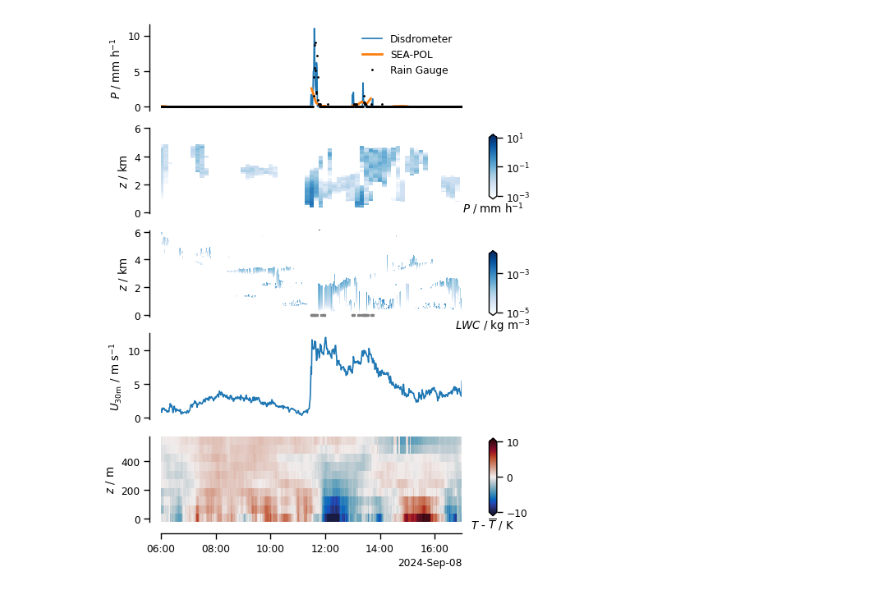
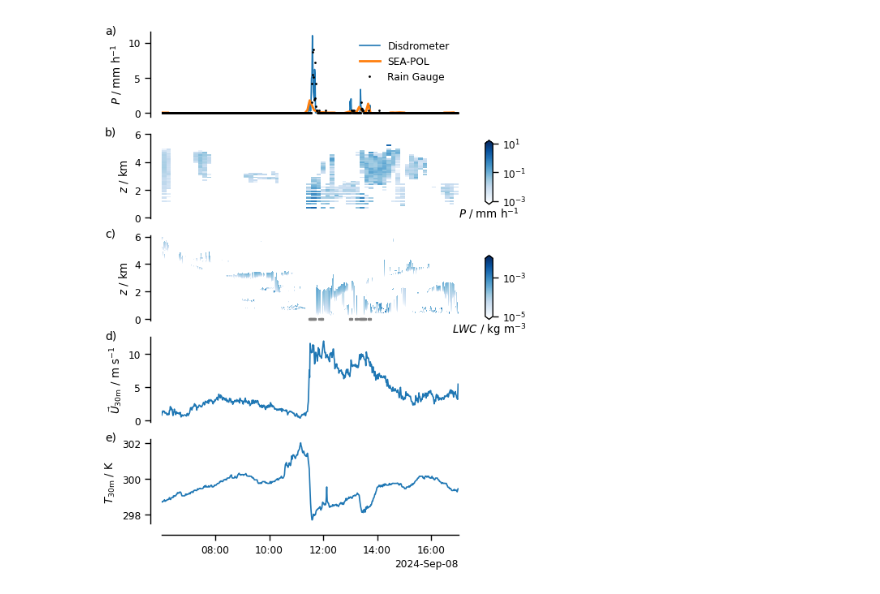
Before and after one commit to hansmsc90/bowtie_data_paper, a Jupyter notebook: scripts/wind_gust_precip.ipynb, the cells around one changed output. Saved outputs shown, nothing was run; the diff lists cells and outputs as text; code cells hidden in the pictures.

Commit message:
update wind gust plot

```diff
--- a/scripts/wind_gust_precip.ipynb
+++ b/scripts/wind_gust_precip.ipynb
@@ -25,11 +25,11 @@ dset_raingauge = xr.open_dataset("ipfs://bafybeigxrptjacw3gwyowbw4d5n3aixp52qlgf
 cloudnet = xr.open_dataset("ipns://latest.orcestra-campaign.org/products/METEOR/cloudnet.zarr", engine="zarr")
 # %%
 #sea_pool_file = '/Users/hans/Documents/bow_tie/SEA-POOL/SEA-POL_gridded_rainrate_spatial_means_masked.nc'
-sea_pool_file = '../processed_data/SEA-POL_4b_rainrate_2D_spatial_means.nc'
+sea_pool_file = '../processed_data/SEA-POL_4v1.2_rainrate_2D_spatial_means.nc'
 dset_pool = xr.open_dataset(sea_pool_file,chunks='auto' )
 # %%
-#sea_pool_qv_file = '/Users/hans/Documents/bow_tie/SEA-POOL/qvp_1D.nc'
-sea_pool_qv_file = '/huracan/tank4/cornell/ORCESTRA/sea-pol/qc_data/level4b/PICCOLO_level4b_qvp_1D.nc'
+sea_pool_qv_file = '/Users/hans/Documents/bow_tie/SEA-POOL/qvp_1D.nc'
+#sea_pool_qv_file = '/huracan/tank4/cornell/ORCESTRA/sea-pol/qc_data/level4b/PICCOLO_level4b_qvp_1D.nc'
 dset_pool_qv = xr.open_dataset(sea_pool_qv_file,chunks='auto' )
 # %%
 lwc = cloudnet.lwc.sel(time=slice('2024-09-08 06:00', '2024-09-08 17:00'),height=slice(0,6000))
@@ -65,7 +65,6 @@ sns.set_context("paper")
 fig = plt.figure(figsize=(12/2.54,20/2.54),facecolor='white')
 ax1=fig.add_axes([0.97,0.61,0.02,0.10])
 ax1a=fig.add_axes([0.97,0.43,0.02,0.10])
-ax2=fig.add_axes([0.97,0.12,0.02,0.12])
 
 ax= fig.add_subplot(511)
 dset_disdro.rain_rate_qc.sel(
@@ -77,34 +76,36 @@ dset_raingauge.RR_SRM.sel(
     marker='o',linestyle='',markersize=1,color='black',label='Rain Gauge')
 ax.set_title(None)
 ax.set_xlabel(None)
-ax.set_xlim([dset_lidart_sel.time[0],dset_lidart_sel.time[-1]])
+ax.set_xlim([lwc.time[0],lwc.time[-1]])
 ax.set_xticks([])
 ax.set_xticklabels({})
 ax.set_ylabel(r'$P$ / mm h$^{-1}$')
 sns.despine(offset=10,ax=ax)
 ax.spines['bottom'].set_visible(False)
 plt.legend(frameon=False)
+plt.text(-0.19, 0.98, 'a)', transform=ax.transAxes, fontsize=10)
 
 ax= fig.add_subplot(512)
 rain_cmap=plt.get_cmap('Blues').copy()
 rain_cmap.set_under(color='white') #set values below vmin to white
-plot_seapool = dset_pool_qv.assign_coords({'Z':dset_pool_qv.Z.values/1000}).RAINRATE.sel(
+plot_seapool = dset_pool_qv.assign_coords({'Z':dset_pool_qv.Z.values/1000}).rainrate_int.sel(
     time=slice('2024-09-08 06:00','2024-09-08 17:00'),Z=slice(0,6)).plot(
     x='time',cmap=rain_cmap, norm=colors.LogNorm(vmin=0.001,vmax=10),shading='auto',add_colorbar=False)
-ax.set_xlim([dset_lidart_sel.time[0],dset_lidart_sel.time[-1]])
+ax.set_xlim([lwc.time[0],lwc.time[-1]])
 sns.despine(offset=10,ax=ax)
 ax.set_xticks([])
 ax.set_xticklabels({})
 ax.spines['bottom'].set_visible(False)
 ax.set_ylabel(r'$z$ / km')
 ax.set_xlabel(None)
+plt.text(-0.19, 0.98, 'b)', transform=ax.transAxes, fontsize=10)
 
 ax= fig.add_subplot(513)
 rain_cmap=plt.get_cmap('Blues').copy()
 rain_cmap.set_under(color='white') #set values below vmin to white
 plot_cloudnet = lwc.assign_coords({'height':lwc.height.values/1000}).plot(
     x='time',cmap=rain_cmap, norm=colors.LogNorm(vmin=0.00001,vmax=0.01),shading='auto',add_colorbar=False)
-ax.set_xlim([dset_lidart_sel.time[0],dset_lidart_sel.time[-1]])
+ax.set_xlim([lwc.time[0],lwc.time[-1]])
 ax.set_ylim([-0.1,6.1])
 sns.despine(offset=10,ax=ax)
 ax.set_xticks([])
@@ -112,6 +113,7 @@ ax.set_xticklabels({})
 ax.spines['bottom'].set_visible(False)
 ax.set_ylabel(r'$z$ / km')
 ax.set_xlabel(None)
+plt.text(-0.19, 0.98, 'c)', transform=ax.transAxes, fontsize=10)
 
 # Add dots for rain attenuation flag == 1
 rain_flag = cloudnet.rain_detected.sel(time=slice('2024-09-08 06:00', '2024-09-08 17:00'))
@@ -122,47 +124,38 @@ ax.scatter(lwc.time.values[rain_flag_mask],zeros_array[rain_flag_mask],color='gr
 
 ax= fig.add_subplot(514)
 dset_meteo.wspd.sel(time=slice('2024-09-08 06','2024-09-08 17:00')).plot()
 ax.set_xlabel(None)
-ax.set_xlim([dset_lidart_sel.time[0],dset_lidart_sel.time[-1]])
+ax.set_xlim([lwc.time[0],lwc.time[-1]])
 ax.set_xticks([])
 ax.set_xticklabels({})
-ax.set_ylabel(r'$U_\mathrm{30m}$ / m s$^{-1}$')
+ax.set_ylabel(r'$\vec{U}_\mathrm{30m}$ / m s$^{-1}$')
 sns.despine(offset=10,ax=ax)
 ax.spines['bottom'].set_visible(False)
+plt.text(-0.19, 0.98, 'd)', transform=ax.transAxes, fontsize=10)
 
 ax= fig.add_subplot(515)
-plot_cb = (dset_lidart_sel.ta -dset_lidart_sel.ta.mean('time')).plot(
-    y='alt',
-    cmap=cmocean.cm.balance,
-    vmin=-10,vmax=10,
-    add_colorbar=False)
-ax.set_xlim([dset_lidart_sel.time[0],dset_lidart_sel.time[-1]])
+dset_meteo.t_air_port.sel(time=slice('2024-09-08 06','2024-09-08 17:00')).plot()
+ax.set_xlim([lwc.time[0],lwc.time[-1]])
 sns.despine(offset=10,ax=ax)
+ax.set_ylabel(r'$T_\mathrm{30m}$ / K')
 plt.subplots_adjust(hspace=0.2)
 ax.xaxis.set_major_locator(HourLocator(byhour=range(0,24,2)))
-ax.set_ylabel(r'$z$ / m')
 ax.set_xlabel(None)
+plt.text(-0.19, 0.98, 'e)', transform=ax.transAxes, fontsize=10)
 
 b1 = plt.colorbar(plot_seapool,
                   extend='both',
                   orientation='vertical',
                   cax=ax1,shrink=0.8,pad=0.09)
 b1.ax.set_xlabel(r"$P$ / mm h$^{-1}$");
 
 b1a = plt.colorbar(plot_cloudnet,
                   extend='both',
                   orientation='vertical',
                   cax=ax1a,shrink=0.8,pad=0.09)
 b1a.ax.set_xlabel(r"$LWC$ / kg m$^{-3}$");
 
-b2 = plt.colorbar(plot_cb,
-                  extend='both',
-                  orientation='vertical',
-                  cax=ax2,shrink=0.8,pad=0.09)
-b2.ax.set_xlabel(r"$T$ - $\overline{T}$ / K");
-b2.ax.set_yticks([-10,0,10])
-
 plt.savefig('../figures/precip_wind_temp_wind_gust.pdf',
             format='pdf',bbox_inches='tight',orientation={'landscape'})
 # %% [output]
-[figure, old version]
+[figure, new version]
```
Also changed, not shown: parts of 5 cells of this notebook, 2 other files.
